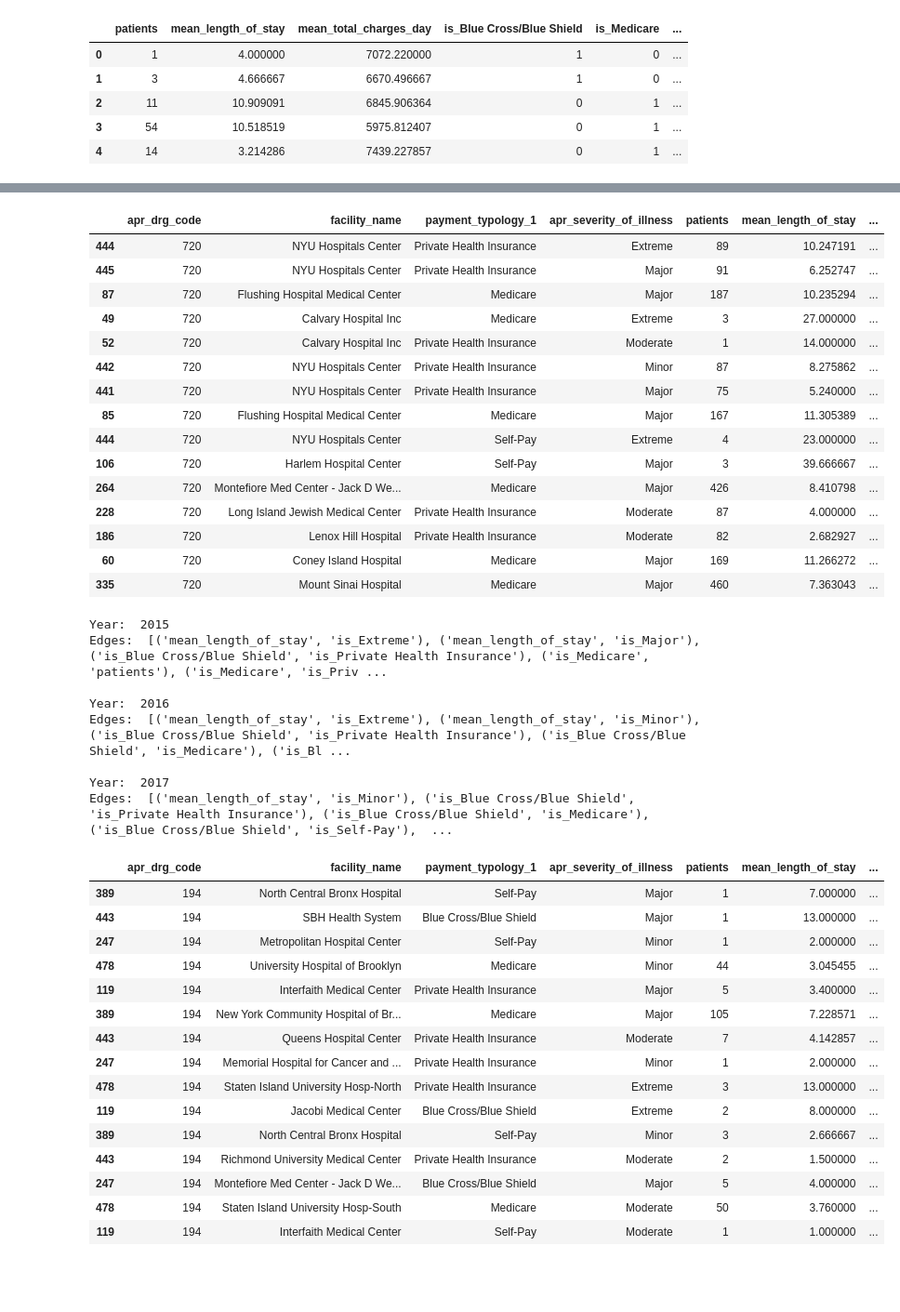
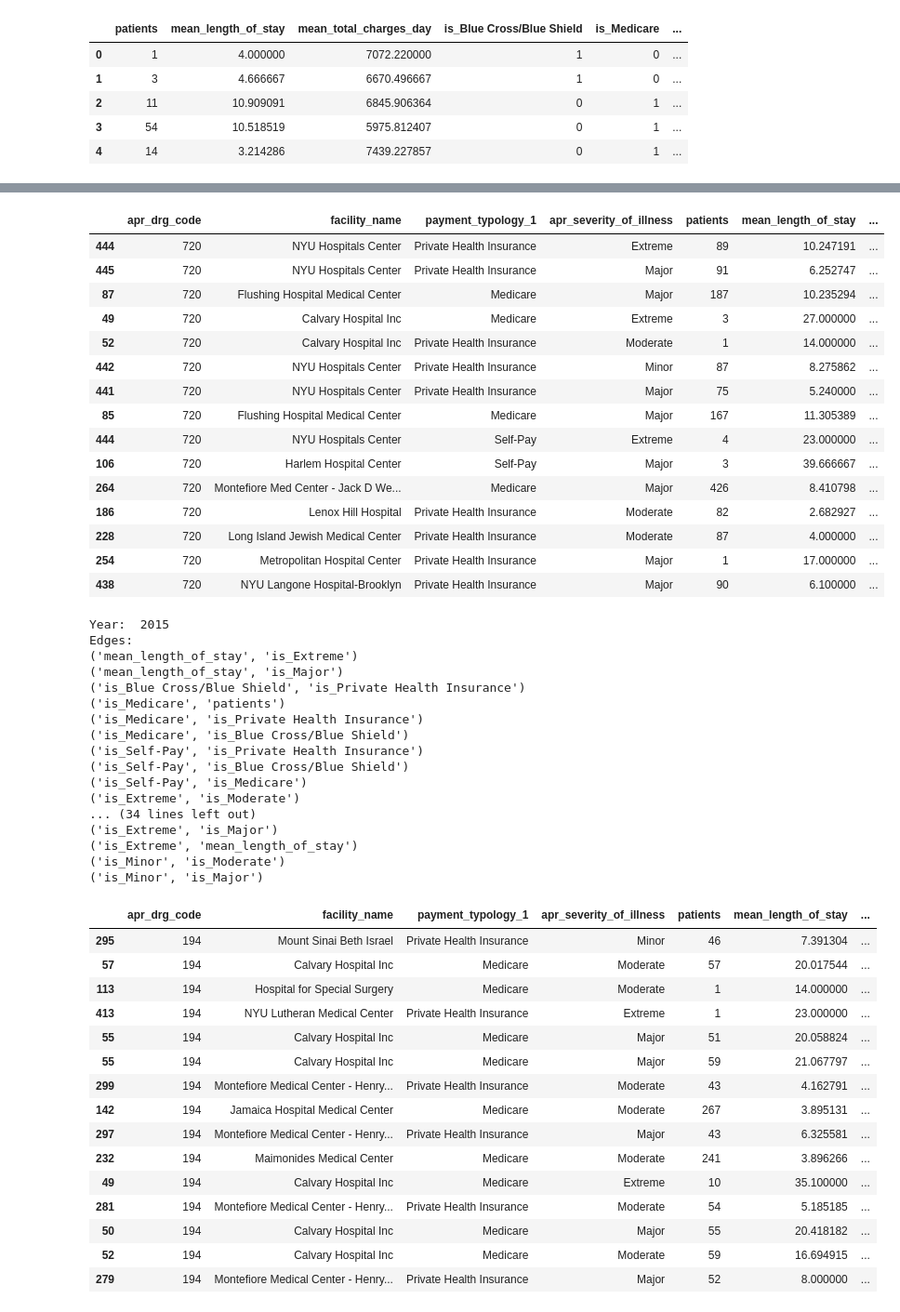
Before and after one commit to westerleyy/medicareinNYC, a Jupyter notebook: analytics/bayes_net_analysis.ipynb, the cells around one changed output, grey strips where cells are left out. Shown at 93% size. Cells and saved outputs as stored; diff of their text form; code cells hidden in the pictures; blank space fills up the shorter version.

```diff
--- a/analytics/bayes_net_analysis.ipynb
+++ b/analytics/bayes_net_analysis.ipynb
@@ -82,7 +89,10 @@ def get_anomaly_ranks(data):
 
     hc = HillClimbSearch(data, scoring_method = BicScore(data))
     bic_best_model = hc.estimate()
-    print("Edges: ", bic_best_model.edges(), "\n")
+    best_edges = bic_best_model.edges()
+    print("Edges: ")
+    for edge in best_edges:
+        print(edge)
 
     model = BayesianModel( bic_best_model.edges() )
     model.fit(data, estimator=MaximumLikelihoodEstimator)
@@ -120,7 +144,7 @@ for year in [2015,2016,2017]:
     top['HowAnomalous'] = "Most"
     top['year'] = year
 
-    bottom = (septicemia.iloc[exmp2.sort_values(ascending=False).head(5).index]).copy()
+    bottom = (septicemia.iloc[anomaly_ranks.sort_values(ascending=False).head(5).index]).copy()
     bottom['HowAnomalous'] = 'Least'
     bottom['year'] = year
 
@@ -150,10 +183,10 @@ results[results['HowAnomalous'] == 'Most']
 | 444 | 720 | NYU Hospitals Center | Self-Pay | Extreme | 4 | 23.000000 | ... |
 | 106 | 720 | Harlem Hospital Center | Self-Pay | Major | 3 | 39.666667 | ... |
 | 264 | 720 | Montefiore Med Center - Jack D We... | Medicare | Major | 426 | 8.410798 | ... |
+| 186 | 720 | Lenox Hill Hospital | Private Health Insurance | Moderate | 82 | 2.682927 | ... |
 | 228 | 720 | Long Island Jewish Medical Center | Private Health Insurance | Moderate | 87 | 4.000000 | ... |
-| 186 | 720 | Lenox Hill Hospital | Private Health Insurance | Moderate | 82 | 2.682927 | ... |
-| 60 | 720 | Coney Island Hospital | Medicare | Major | 169 | 11.266272 | ... |
-| 335 | 720 | Mount Sinai Hospital | Medicare | Major | 460 | 7.363043 | ... |
+| 254 | 720 | Metropolitan Hospital Center | Private Health Insurance | Major | 1 | 17.000000 | ... |
+| 438 | 720 | NYU Langone Hospital-Brooklyn | Private Health Insurance | Major | 90 | 6.100000 | ... |
 # %%
 results_heart = pd.DataFrame()
 for year in [2015,2016,2017]:
@@ -165,7 +198,7 @@ for year in [2015,2016,2017]:
     top['HowAnomalous'] = "Most"
     top['year'] = year
 
-    bottom = (heart.iloc[exmp2.sort_values(ascending=False).head(5).index]).copy()
+    bottom = (heart.iloc[anomaly_ranks.sort_values(ascending=False).head(5).index]).copy()
     bottom['HowAnomalous'] = 'Least'
     bottom['year'] = year
 
@@ -173,29 +206,38 @@ for year in [2015,2016,2017]:
     results_heart = results_heart.append(bottom)
 # %% [output]
 Year:  2015
-Edges:  [('mean_length_of_stay', 'is_Extreme'), ('mean_length_of_stay', 'is_Major'), ('is_Blue Cross/Blue Shield', 'is_Private Health Insurance'), ('is_Medicare', 'patients'), ('is_Medicare', 'is_Priv ...
-
-Year:  2016
-Edges:  [('mean_length_of_stay', 'is_Extreme'), ('mean_length_of_stay', 'is_Minor'), ('is_Blue Cross/Blue Shield', 'is_Private Health Insurance'), ('is_Blue Cross/Blue Shield', 'is_Medicare'), ('is_Bl ...
-
-Year:  2017
-Edges:  [('mean_length_of_stay', 'is_Minor'), ('is_Blue Cross/Blue Shield', 'is_Private Health Insurance'), ('is_Blue Cross/Blue Shield', 'is_Medicare'), ('is_Blue Cross/Blue Shield', 'is_Self-Pay'),  ...
+Edges:
+('mean_length_of_stay', 'is_Extreme')
+('mean_length_of_stay', 'is_Major')
+('is_Blue Cross/Blue Shield', 'is_Private Health Insurance')
+('is_Medicare', 'patients')
+('is_Medicare', 'is_Private Health Insurance')
+('is_Medicare', 'is_Blue Cross/Blue Shield')
+('is_Self-Pay', 'is_Private Health Insurance')
+('is_Self-Pay', 'is_Blue Cross/Blue Shield')
+('is_Self-Pay', 'is_Medicare')
+('is_Extreme', 'is_Moderate')
+... (34 lines left out)
+('is_Extreme', 'is_Major')
+('is_Extreme', 'mean_length_of_stay')
+('is_Minor', 'is_Moderate')
+('is_Minor', 'is_Major')
 # %%
-results_heart[results_heart['HowAnomalous'] == 'Least']
+results_heart[results_heart['HowAnomalous'] == 'Most']
 # %% [output]
 |  | apr_drg_code | facility_name | payment_typology_1 | apr_severity_of_illness | patients | mean_length_of_stay | ... |
-| 389 | 194 | North Central Bronx Hospital | Self-Pay | Major | 1 | 7.000000 | ... |
-| 443 | 194 | SBH Health System | Blue Cross/Blue Shield | Major | 1 | 13.000000 | ... |
-| 247 | 194 | Metropolitan Hospital Center | Self-Pay | Minor | 1 | 2.000000 | ... |
-| 478 | 194 | University Hospital of Brooklyn | Medicare | Minor | 44 | 3.045455 | ... |
-| 119 | 194 | Interfaith Medical Center | Private Health Insurance | Major | 5 | 3.400000 | ... |
-| 389 | 194 | New York Community Hospital of Br... | Medicare | Major | 105 | 7.228571 | ... |
-| 443 | 194 | Queens Hospital Center | Private Health Insurance | Moderate | 7 | 4.142857 | ... |
-| 247 | 194 | Memorial Hospital for Cancer and ... | Private Health Insurance | Minor | 1 | 2.000000 | ... |
-| 478 | 194 | Staten Island University Hosp-North | Private Health Insurance | Extreme | 3 | 13.000000 | ... |
-| 119 | 194 | Jacobi Medical Center | Blue Cross/Blue Shield | Extreme | 2 | 8.000000 | ... |
-| 389 | 194 | North Central Bronx Hospital | Self-Pay | Minor | 3 | 2.666667 | ... |
-| 443 | 194 | Richmond University Medical Center | Private Health Insurance | Moderate | 2 | 1.500000 | ... |
-| 247 | 194 | Montefiore Med Center - Jack D We... | Blue Cross/Blue Shield | Major | 5 | 4.000000 | ... |
-| 478 | 194 | Staten Island University Hosp-South | Medicare | Moderate | 50 | 3.760000 | ... |
-| 119 | 194 | Interfaith Medical Center | Self-Pay | Moderate | 1 | 1.000000 | ... |
+| 295 | 194 | Mount Sinai Beth Israel | Private Health Insurance | Minor | 46 | 7.391304 | ... |
+| 57 | 194 | Calvary Hospital Inc | Medicare | Moderate | 57 | 20.017544 | ... |
+| 113 | 194 | Hospital for Special Surgery | Medicare | Moderate | 1 | 14.000000 | ... |
+| 413 | 194 | NYU Lutheran Medical Center | Private Health Insurance | Extreme | 1 | 23.000000 | ... |
+| 55 | 194 | Calvary Hospital Inc | Medicare | Major | 51 | 20.058824 | ... |
+| 55 | 194 | Calvary Hospital Inc | Medicare | Major | 59 | 21.067797 | ... |
+| 299 | 194 | Montefiore Medical Center - Henry... | Private Health Insurance | Moderate | 43 | 4.162791 | ... |
+| 142 | 194 | Jamaica Hospital Medical Center | Medicare | Moderate | 267 | 3.895131 | ... |
+| 297 | 194 | Montefiore Medical Center - Henry... | Private Health Insurance | Major | 43 | 6.325581 | ... |
+| 232 | 194 | Maimonides Medical Center | Medicare | Moderate | 241 | 3.896266 | ... |
+| 49 | 194 | Calvary Hospital Inc | Medicare | Extreme | 10 | 35.100000 | ... |
+| 281 | 194 | Montefiore Medical Center - Henry... | Private Health Insurance | Moderate | 54 | 5.185185 | ... |
+| 50 | 194 | Calvary Hospital Inc | Medicare | Major | 55 | 20.418182 | ... |
+| 52 | 194 | Calvary Hospital Inc | Medicare | Moderate | 59 | 16.694915 | ... |
+| 279 | 194 | Montefiore Medical Center - Henry... | Private Health Insurance | Major | 52 | 8.000000 | ... |
```
Also changed, not shown: parts of 4 cells of this notebook.
